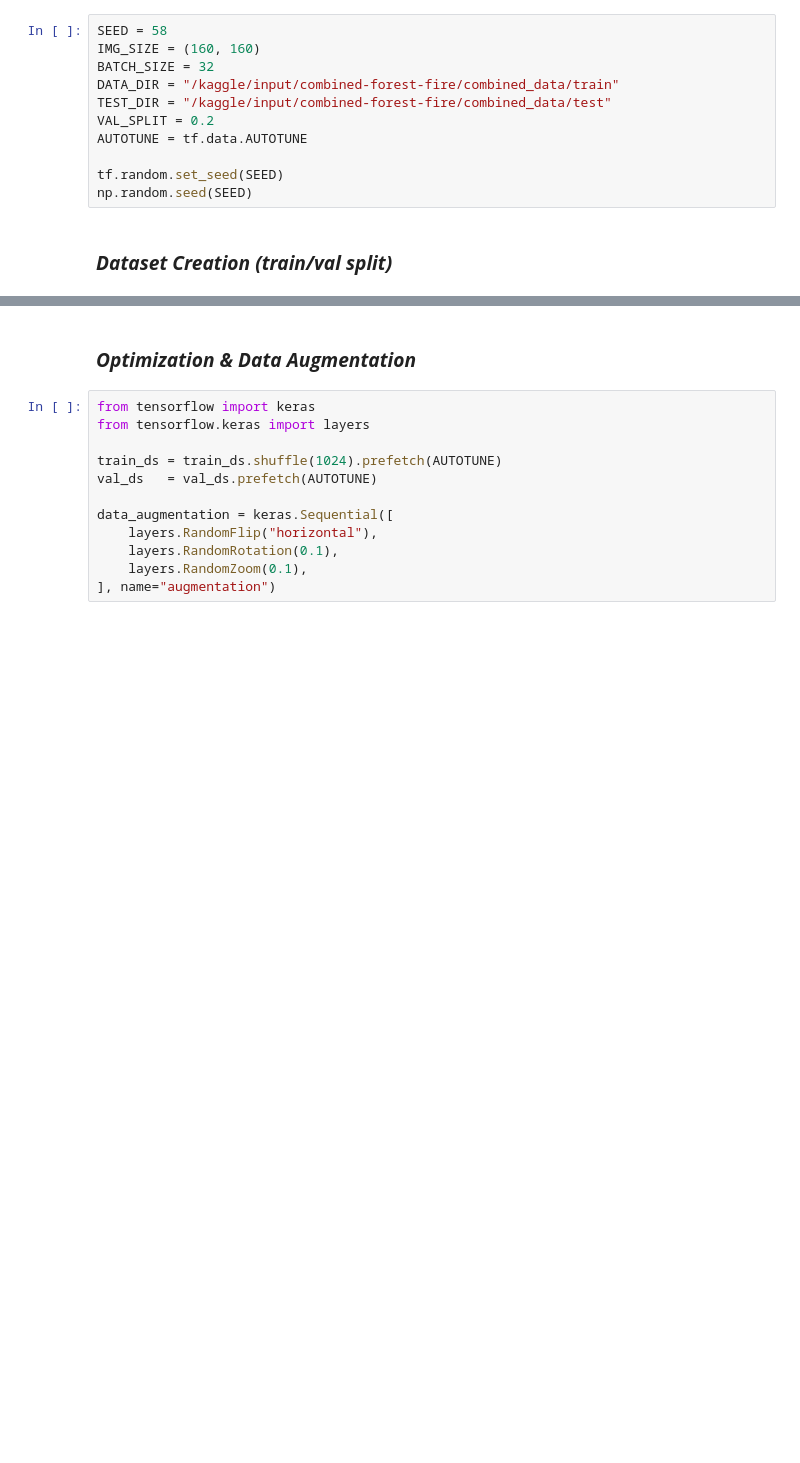
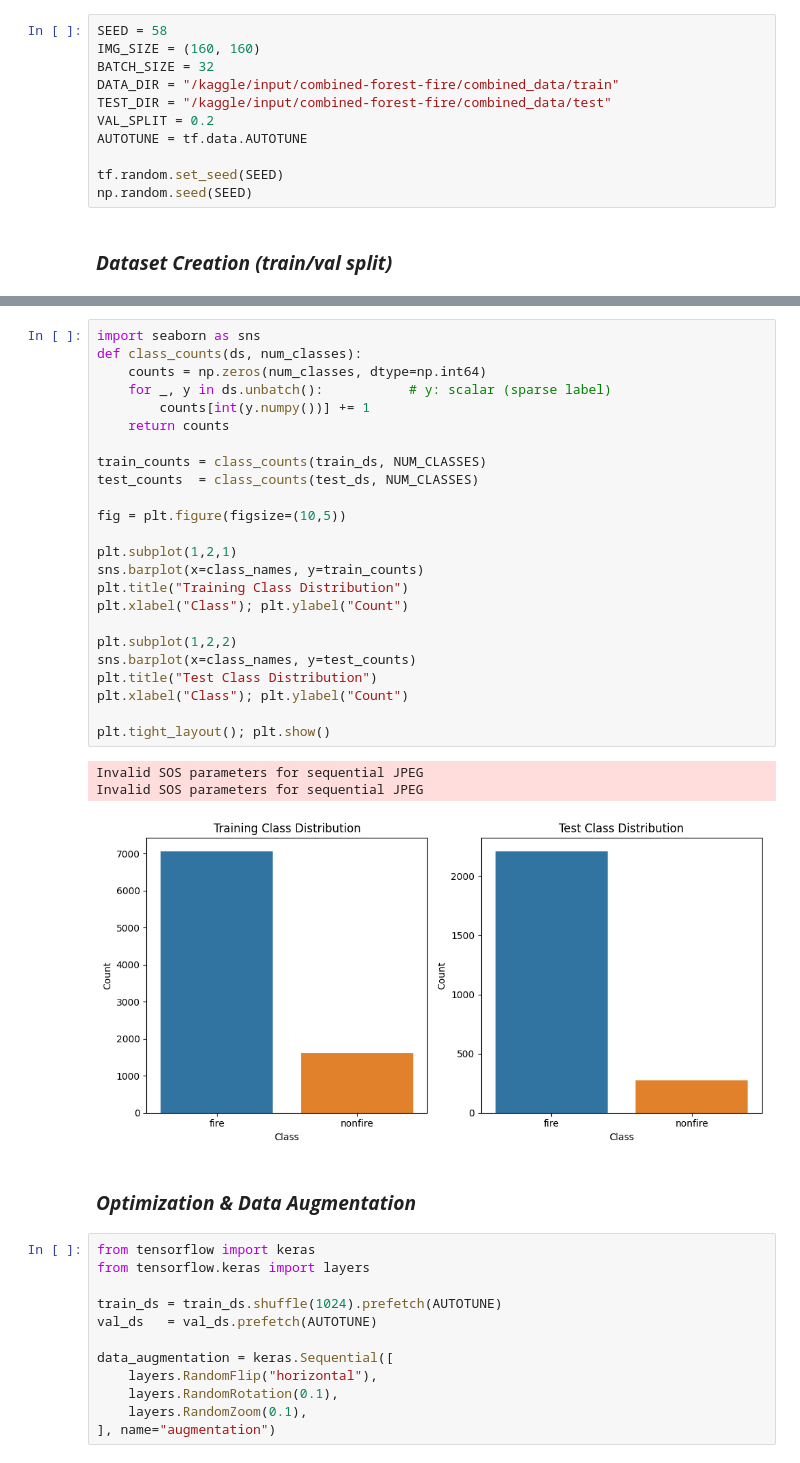
Before and after one commit to f4ruq/forest-fire-detection, a Jupyter notebook: forest-fire-detection.ipynb, the cells around one changed output, grey strips where cells are left out. Saved outputs shown, nothing was run; the diff lists cells and outputs as text; blank space fills up the shorter version.

```diff
--- a/forest-fire-detection.ipynb
+++ b/forest-fire-detection.ipynb
@@ -81,3 +90,31 @@ classes: ['fire', 'nonfire']
+# %%
+import seaborn as sns
+def class_counts(ds, num_classes):
+    counts = np.zeros(num_classes, dtype=np.int64)
+    for _, y in ds.unbatch():           # y: scalar (sparse label)
+        counts[int(y.numpy())] += 1
+    return counts
+
+train_counts = class_counts(train_ds, NUM_CLASSES)
+test_counts  = class_counts(test_ds, NUM_CLASSES)
+
+fig = plt.figure(figsize=(10,5))
+
+plt.subplot(1,2,1)
+sns.barplot(x=class_names, y=train_counts)
+plt.title("Training Class Distribution")
+plt.xlabel("Class"); plt.ylabel("Count")
+
+plt.subplot(1,2,2)
+sns.barplot(x=class_names, y=test_counts)
+plt.title("Test Class Distribution")
+plt.xlabel("Class"); plt.ylabel("Count")
+
+plt.tight_layout(); plt.show()
+# %% [output]
+Invalid SOS parameters for sequential JPEG
+Invalid SOS parameters for sequential JPEG
+[figure, added]
 # %% [markdown]
 ### ***Optimization & Data Augmentation***
 # %%
```
Also changed, not shown: parts of 11 cells of this notebook.
